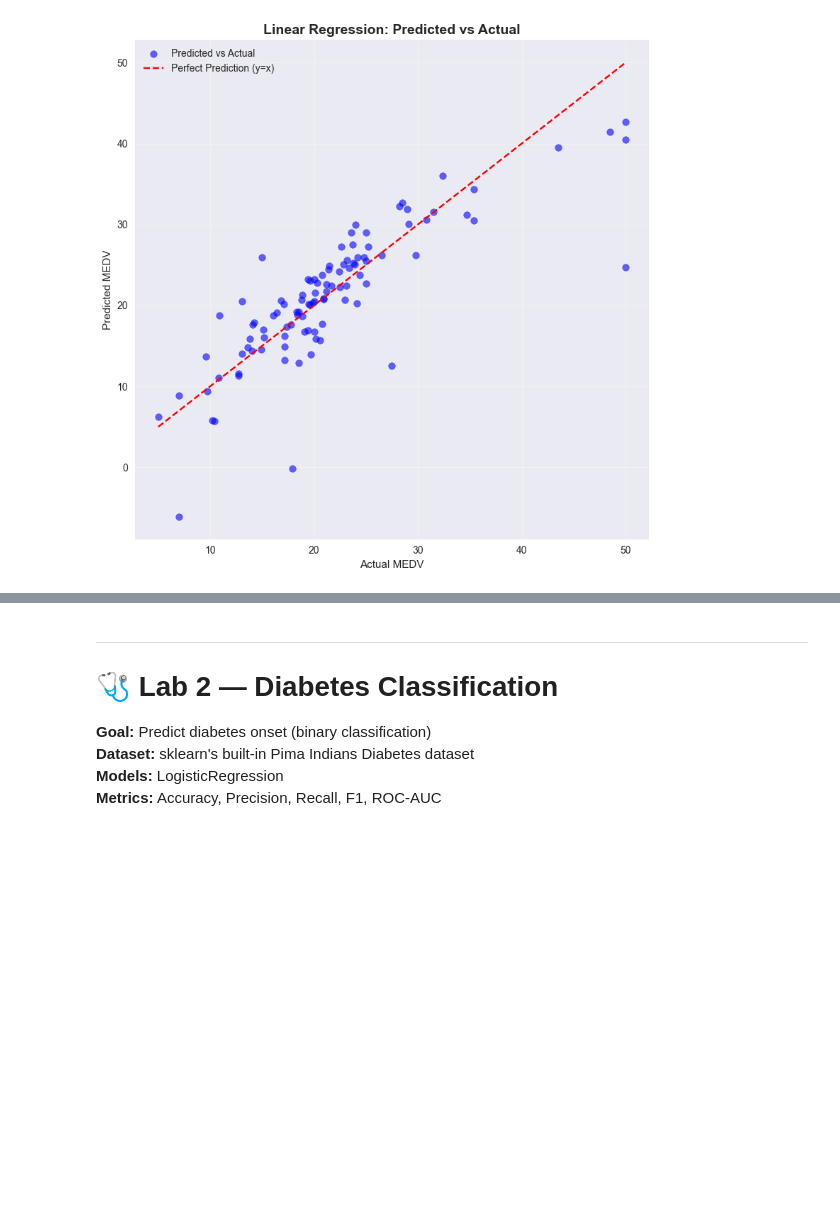
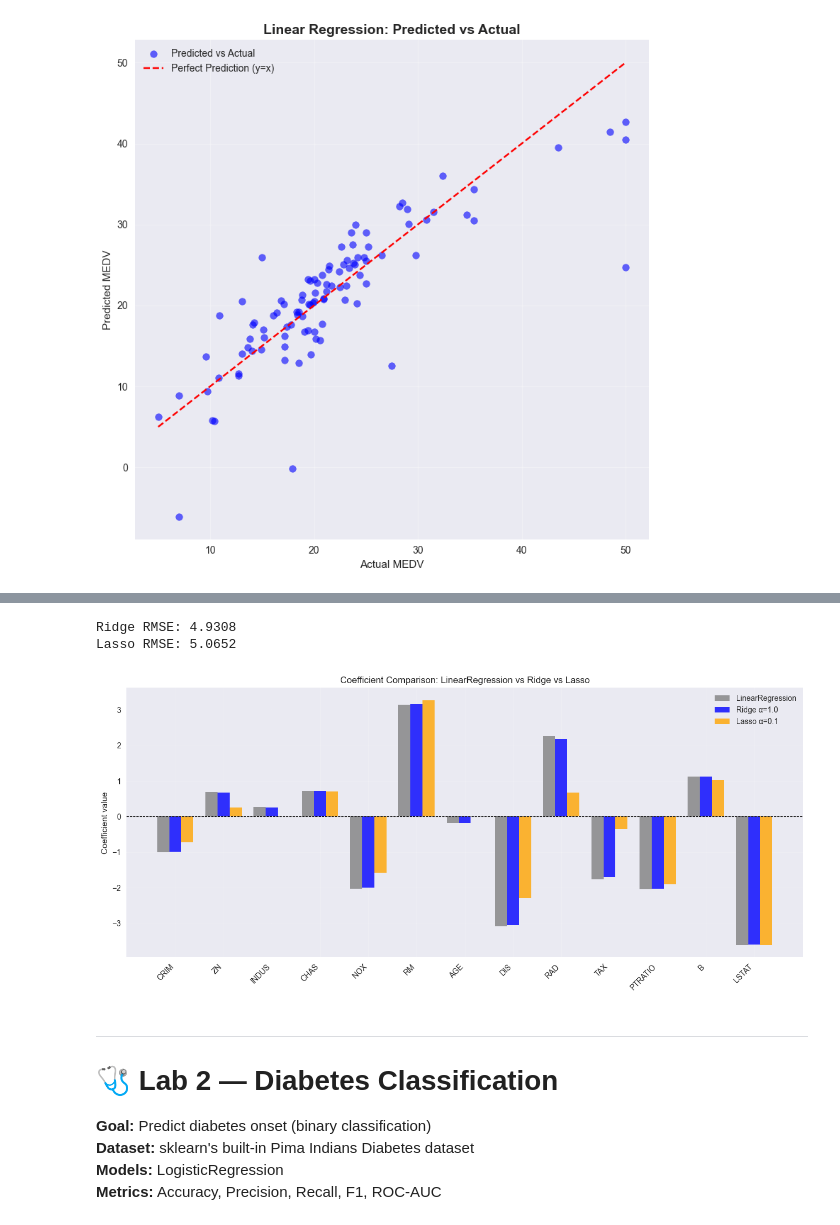
Before and after one commit to shashwatsrma/ML-training, a Jupyter notebook: day_6_Linear_&_Logistic_Regression.ipynb, the cells around one changed output, grey strips where cells are left out. Cells and saved outputs as stored; diff of their text form; code cells hidden in the pictures; blank space fills up the shorter version.

```diff
--- a/day_6_Linear_&_Logistic_Regression.ipynb
+++ b/day_6_Linear_&_Logistic_Regression.ipynb
@@ -735,17 +760,58 @@ R²: 0.6688
 # %%
 # ── TASK 13 — Train Ridge and Lasso, compare coefficients ────────────────────
 # Train Ridge(alpha=1.0) and Lasso(alpha=0.1)
 # Print RMSE for each
 # Plot a grouped bar chart: feature name vs coefficient
 #   LinearRegression (grey), Ridge (blue), Lasso (orange)
 # Rotate x-labels for readability
 
 # YOUR CODE HERE
+feature_names = housing.drop('MEDV', axis=1).columns.tolist()
 
+ridge_model = Ridge(alpha=1.0)
+ridge_model.fit(X_train, y_train)
+
+lasso_model = Lasso(alpha=0.1, max_iter=10000)
+lasso_model.fit(X_train, y_train)
+
+y_pred_ridge = ridge_model.predict(X_test)
+y_pred_lasso = lasso_model.predict(X_test)
+
+rmse_ridge = np.sqrt(mean_squared_error(y_test, y_pred_ridge))
+rmse_lasso = np.sqrt(mean_squared_error(y_test, y_pred_lasso))
+
+print(f'Ridge RMSE: {rmse_ridge:.4f}')
+print(f'Lasso RMSE: {rmse_lasso:.4f}')
+
+coefs_lin = lr_model.coef_
+coefs_ridge = ridge_model.coef_
+coefs_lasso = lasso_model.coef_
+
+x = np.arange(len(feature_names))
+width = 0.25
+
+fig, ax = plt.subplots(figsize=(13, 6))
+ax.bar(x - width, coefs_lin, width, label='LinearRegression', color='grey', alpha=0.8)
+ax.bar(x, coefs_ridge, width, label='Ridge α=1.0', color='blue', alpha=0.8)
+ax.bar(x + width, coefs_lasso, width, label='Lasso α=0.1', color='orange', alpha=0.8)
+
+ax.set_xticks(x)
+ax.set_xticklabels(feature_names, rotation=45, ha='right')
+ax.set_ylabel('Coefficient value')
+ax.set_title('Coefficient Comparison: LinearRegression vs Ridge vs Lasso')
+ax.axhline(0, color='black', linewidth=0.8, linestyle='--')
+ax.legend()
+ax.grid(alpha=0.2)
+plt.tight_layout()
+plt.show()
 
 # 📝 Which features did Lasso push to exactly zero?
 # What does that tell you about their importance for predicting house price?
 # ...
+# %% [output]
+Ridge RMSE: 4.9308
+Lasso RMSE: 5.0652
+[figure, added]
 # %% [markdown]
 ---
 # 🩺 Lab 2 — Diabetes Classification
```
Also changed, not shown: parts of 2 cells of this notebook.
